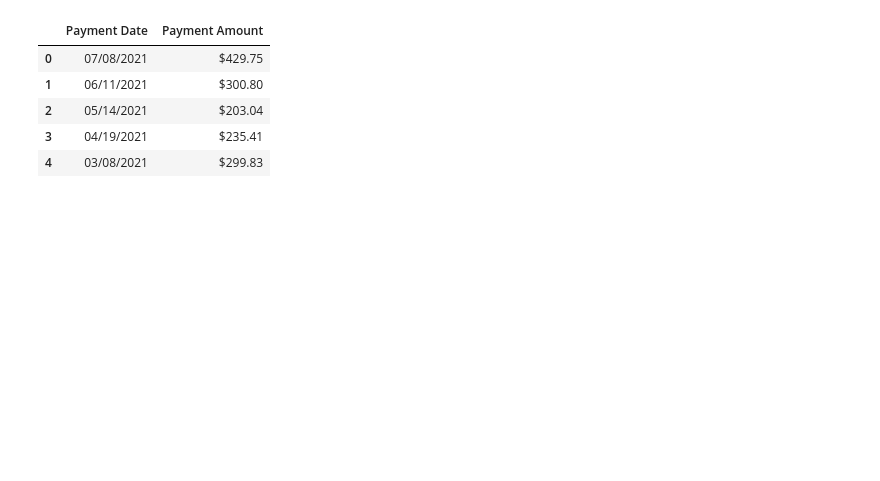
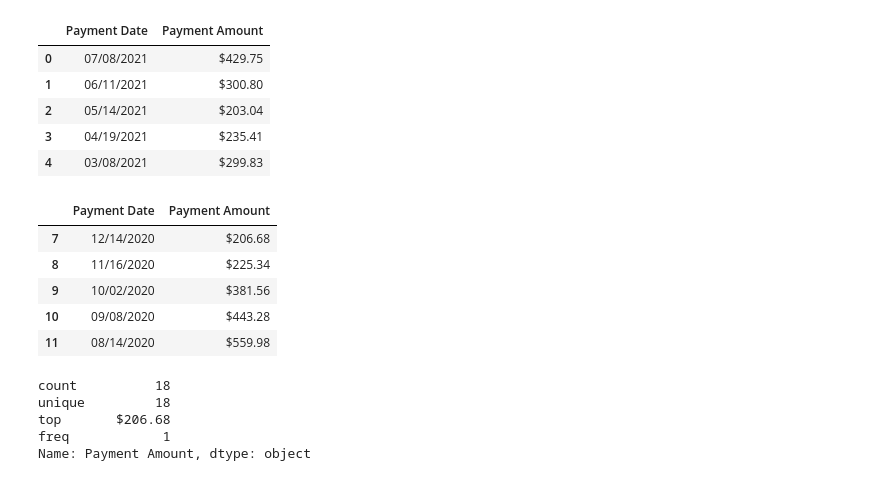
Before and after one commit to Wildertrek/Jupyter-Latex, a Jupyter notebook: 27. PowerUsage.ipynb, the cells around one changed output. Cells and saved outputs as stored; diff of their text form; code cells hidden in the pictures; blank space fills up the shorter version.

```diff
--- a/27. PowerUsage.ipynb
+++ b/27. PowerUsage.ipynb
@@ -43,0 +52,17 @@ Payments.head()
+# %%
+Payments.head()
+# %% [output]
+|  | Payment Date | Payment Amount |
+| 7 | 12/14/2020 | $206.68 |
+| 8 | 11/16/2020 | $225.34 |
+| 9 | 10/02/2020 | $381.56 |
+| 10 | 09/08/2020 | $443.28 |
+| 11 | 08/14/2020 | $559.98 |
+# %%
+Payments['Payment Amount'].describe()
+# %% [output]
+count          18
+unique         18
+top       $206.68
+freq            1
+Name: Payment Amount, dtype: object
```
Also changed, not shown: parts of 11 cells of this notebook, 3 other files.
